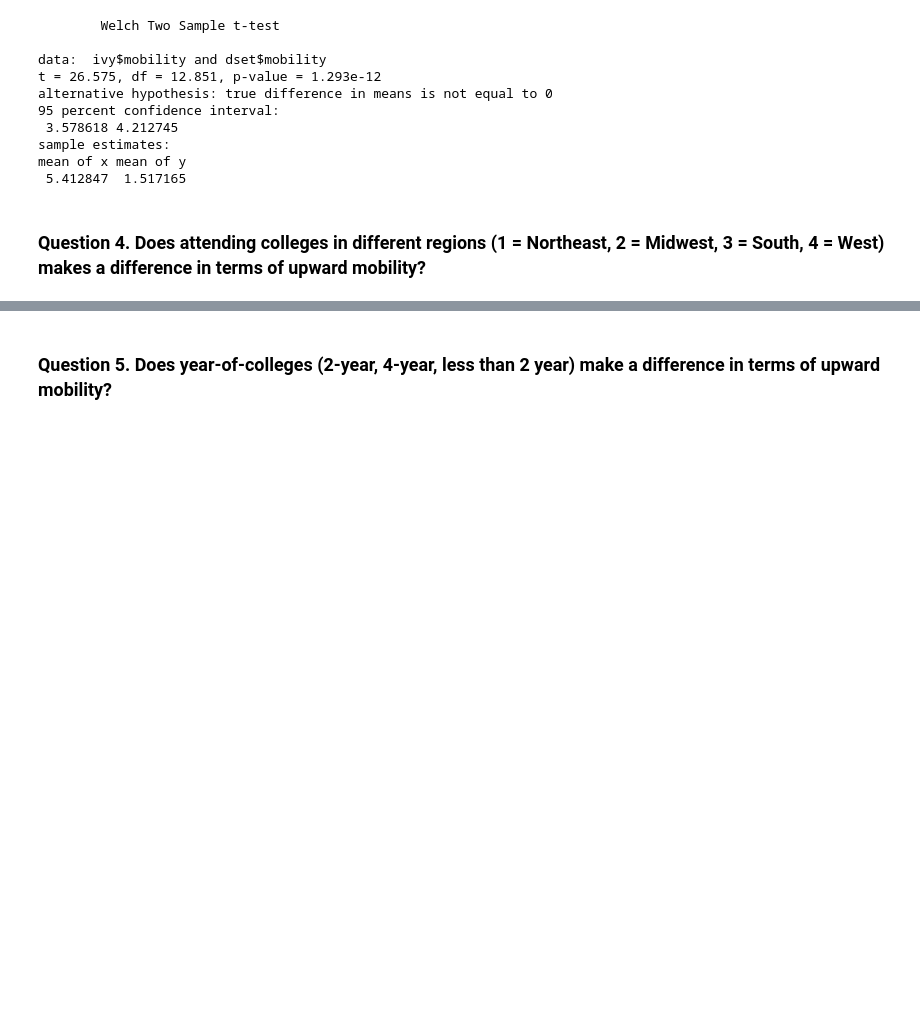
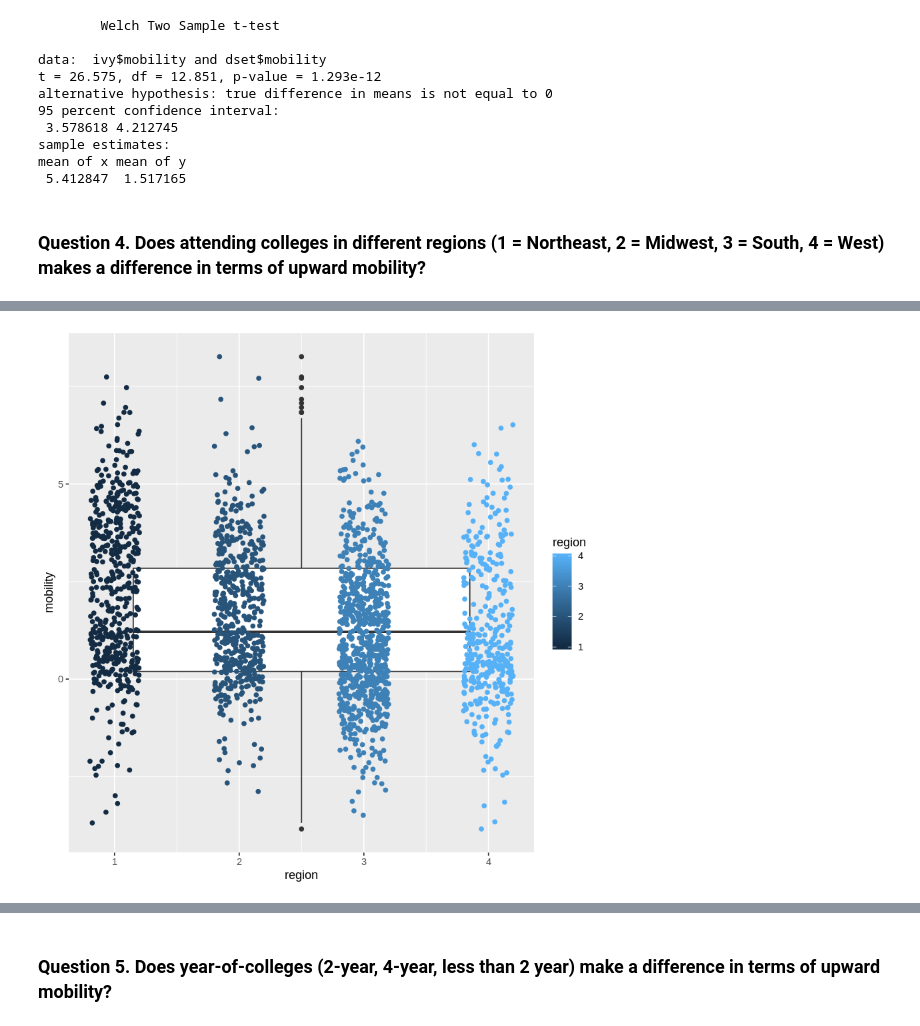
Before and after one commit to XinlanFu/GroupProject, a Jupyter notebook: QUESTION56_rvd.ipynb, the cells around one changed output, grey strips where cells are left out. Saved outputs shown, nothing was run; the diff lists cells and outputs as text; code cells hidden in the pictures; blank space fills up the shorter version.

```diff
--- a/QUESTION56_rvd.ipynb
+++ b/QUESTION56_rvd.ipynb
@@ -194,3 +210,9 @@ northeast <- filter(dset, region == 1)
 midwest <- filter(dset, region == 2)
 south <- filter(dset, region == 3)
 west <- filter(dset, region == 4)
+
+
+ggplot(dset, aes(y = mobility, x = region, fill = region)) +
+  geom_boxplot(width = 0.2) +
+  geom_jitter(width = 0.2, aes(colour = region))
+# %% [output]
@@ -197,2 +221,3 @@ west <- filter(dset, region == 4)
+[figure, added]
 # %%
 t.test(northeast$mobility,dset$mobility)
```
Also changed, not shown: parts of 9 cells of this notebook.
